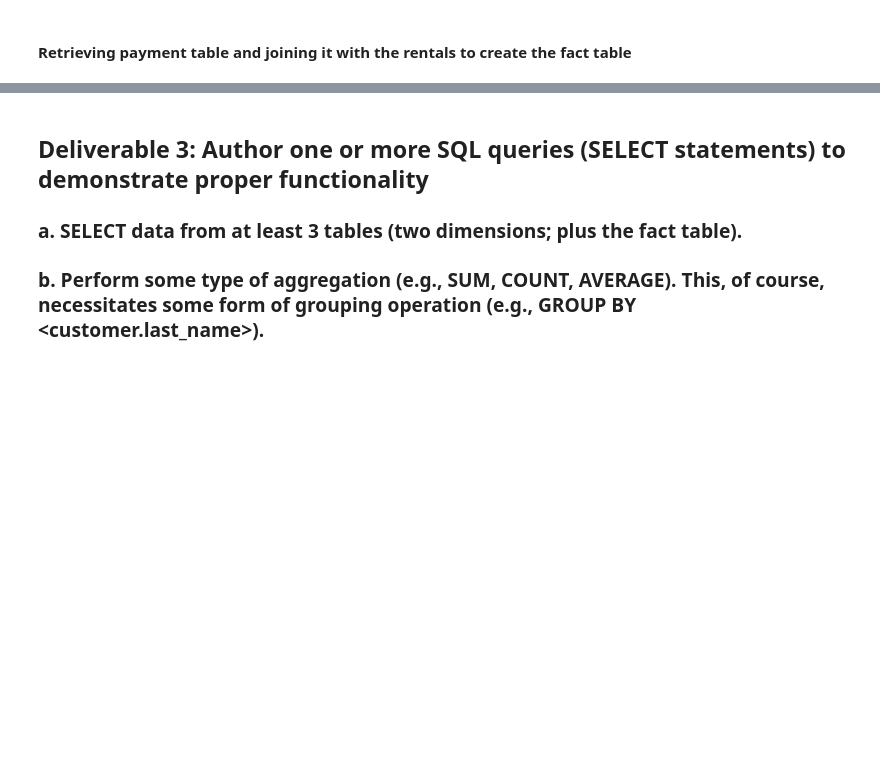
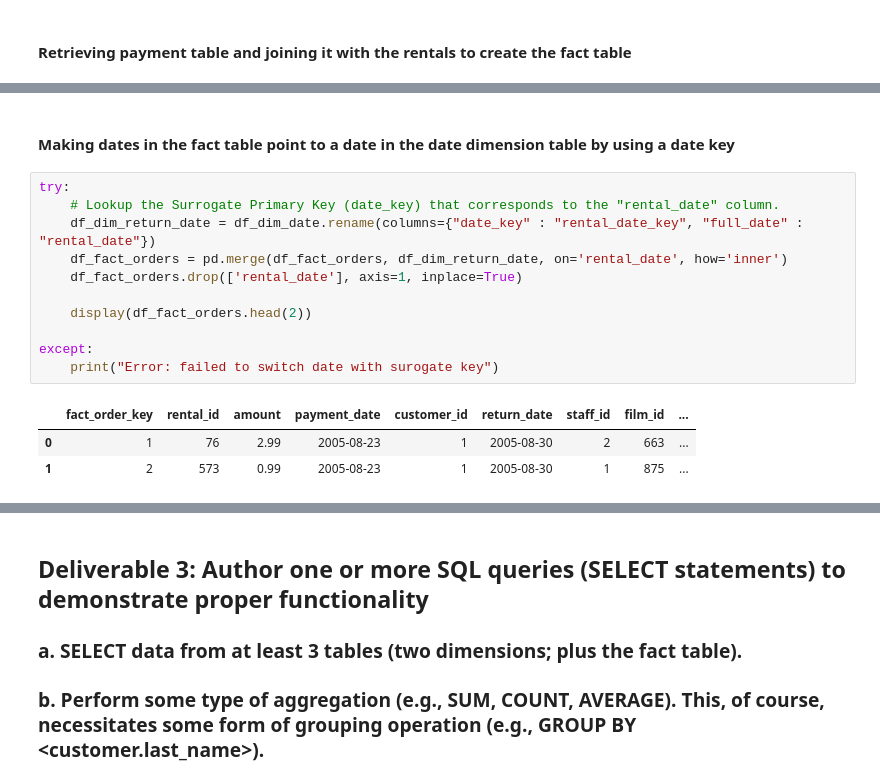
Before and after one commit to ecm8yu/DS2002-Midterm-ecm8yu, a Jupyter notebook: Midterm.ipynb, the cells around one changed output, grey strips where cells are left out. Saved outputs shown, nothing was run; the diff lists cells and outputs as text; blank space fills up the shorter version.

```diff
--- a/Midterm.ipynb
+++ b/Midterm.ipynb
@@ -671,0 +634,17 @@ except:
+# %% [markdown]
+#### Making dates in the fact table point to a date in the date dimension table by using a date key
+# %%
+try:
+    # Lookup the Surrogate Primary Key (date_key) that corresponds to the "rental_date" column.
+    df_dim_return_date = df_dim_date.rename(columns={"date_key" : "rental_date_key", "full_date" : "rental_date"})
+    df_fact_orders = pd.merge(df_fact_orders, df_dim_return_date, on='rental_date', how='inner')
+    df_fact_orders.drop(['rental_date'], axis=1, inplace=True)
+
+    display(df_fact_orders.head(2))
+
+except:
+    print("Error: failed to switch date with surogate key")
+# %% [output]
+|  | fact_order_key | rental_id | amount | payment_date | customer_id | return_date | staff_id | film_id | ... |
+| 0 | 1 | 76 | 2.99 | 2005-08-23 | 1 | 2005-08-30 | 2 | 663 | ... |
+| 1 | 2 | 573 | 0.99 | 2005-08-23 | 1 | 2005-08-30 | 1 | 875 | ... |
```
Also changed, not shown: parts of 34 cells of this notebook.
